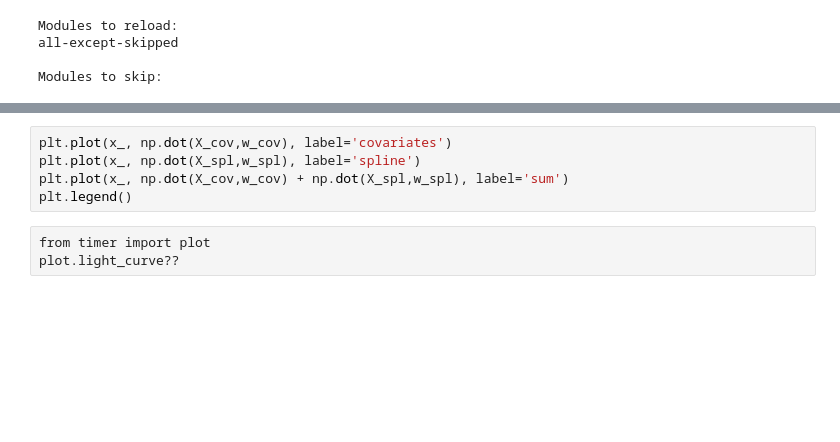
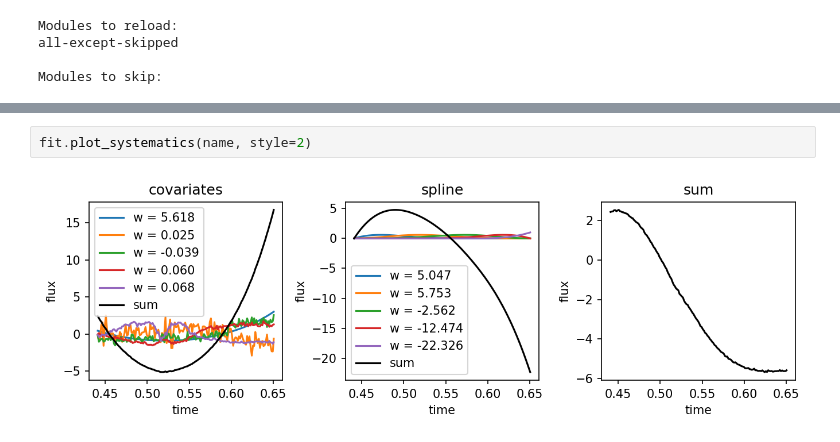
Before and after one commit to john-livingston/timer, a Jupyter notebook: notebooks/plot_basis_vectors.ipynb, the cells around one changed output, grey strips where cells are left out. Drawn from its saved outputs; the diff is of its cells as text; blank space fills up the shorter version.

```diff
--- a/notebooks/plot_basis_vectors.ipynb
+++ b/notebooks/plot_basis_vectors.ipynb
@@ -147,8 +143,4 @@ fig.tight_layout()
-# %%
-plt.plot(x_, np.dot(X_cov,w_cov), label='covariates')
-plt.plot(x_, np.dot(X_spl,w_spl), label='spline')
-plt.plot(x_, np.dot(X_cov,w_cov) + np.dot(X_spl,w_spl), label='sum')
-plt.legend()
-# %% [raw]
-from timer import plot
-plot.light_curve??
+# %%
+fit.plot_systematics(name, style=2)
+# %% [output]
+[figure, added]
```
Also changed, not shown: parts of 7 cells of this notebook, 15 other files.
